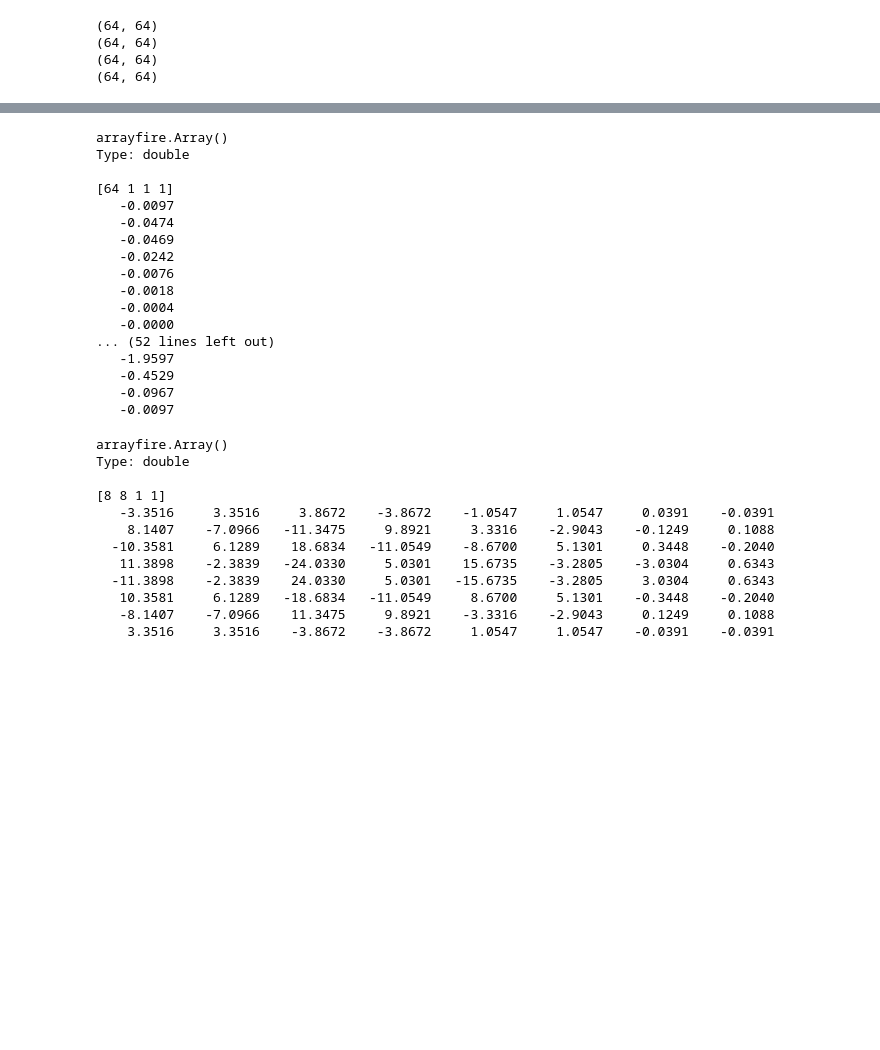
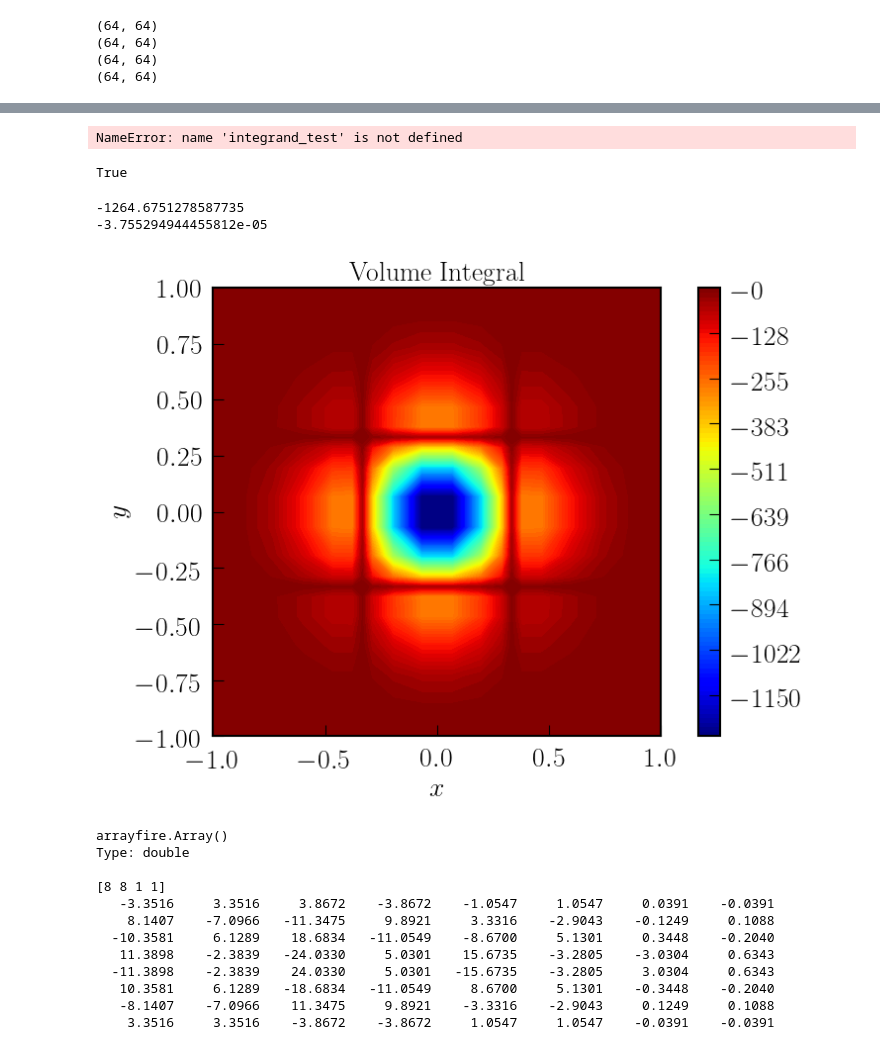
Before and after one commit to QuazarTech/DG_Maxwell, a Jupyter notebook: examples/volume_integral.ipynb, the cells around one changed output, grey strips where cells are left out. Drawn from its saved outputs; the diff is of its cells as text; code cells hidden in the pictures; blank space fills up the shorter version.

```diff
--- a/examples/volume_integral.ipynb
+++ b/examples/volume_integral.ipynb
@@ -195,9 +204,18 @@ print(af.tile(af.transpose(F_xi_LGL), d0 = N_LGL * N_LGL).shape)
 (64, 64)
 (64, 64)
 # %%
-integrand_00 = af.tile(af.transpose(g_ab[0][0]), d0 = N_LGL * N_LGL) * L_q_LGL * dLp_dxi_LGL * af.tile(af.transpose(F_xi_LGL), d0 = N_LGL * N_LGL)
-integrand_01 = af.tile(af.transpose(g_ab[0][1]), d0 = N_LGL * N_LGL) * L_p_LGL * dLq_deta_LGL * af.tile(af.transpose(F_eta_LGL), d0 = N_LGL * N_LGL)
-integrand_10 = af.tile(af.transpose(g_ab[1][0]), d0 = N_LGL * N_LGL) * L_q_LGL * dLp_dxi_LGL * af.tile(af.transpose(F_xi_LGL), d0 = N_LGL * N_LGL)
-integrand_11 = af.tile(af.transpose(g_ab[1][1]), d0 = N_LGL * N_LGL) * L_p_LGL * dLq_deta_LGL * af.tile(af.transpose(F_eta_LGL), d0 = N_LGL * N_LGL)
+integrals = []
+for idx in np.arange(len(u_init)):
+    F_xi_LGL  = F_xi(u_init[idx])
+    F_eta_LGL = F_eta(u_init[idx])
 
-integrand = integrand_00 + integrand_01 + integrand_10 + integrand_11
+    integrand_00 = af.tile(af.transpose(g_ab[0][0]), d0 = N_LGL * N_LGL) * L_q_LGL * dLp_dxi_LGL * af.tile(af.transpose(F_xi_LGL), d0 = N_LGL * N_LGL)
+    integrand_01 = af.tile(af.transpose(g_ab[0][1]), d0 = N_LGL * N_LGL) * L_p_LGL * dLq_deta_LGL * af.tile(af.transpose(F_eta_LGL), d0 = N_LGL * N_LGL)
+    integrand_10 = af.tile(af.transpose(g_ab[1][0]), d0 = N_LGL * N_LGL) * L_q_LGL * dLp_dxi_LGL * af.tile(af.transpose(F_xi_LGL), d0 = N_LGL * N_LGL)
+    integrand_11 = af.tile(af.transpose(g_ab[1][1]), d0 = N_LGL * N_LGL) * L_p_LGL * dLq_deta_LGL * af.tile(af.transpose(F_eta_LGL), d0 = N_LGL * N_LGL)
+
+    integrand = integrand_00 + integrand_01 + integrand_10 + integrand_11
+    integrand = af.reorder(integrand[0], d0 = 1, d1 = 2, d2 = 0)
+    integrals.append(integrand * utils.integrate_2d(L_p_array, L_q_array, order = 9))
+    integrals[-1] = af.moddims(integrals[-1], d0 = N_LGL, d1 = N_LGL)
+    print(idx)
@@ -208,0 +232,3 @@ integrand_test = af.reorder(integrand[0], d0 = 1, d1 = 2, d2 = 0)
+# %%
+for integral in integrals:
+    print(af.max(integral))
@@ -209,23 +245,39 @@ integrand_test = af.reorder(integrand[0], d0 = 1, d1 = 2, d2 = 0)
 # %%
-print(integrand_test * utils.integrate_2d(L_p_array, L_q_array, order = 9))
+term_00 = integrand_test * utils.integrate_2d(L_p_array, L_q_array, order = 9)
+term_00 = af.moddims(term_00, d0 = N_LGL, d1 = N_LGL)
 # %% [output]
-arrayfire.Array()
-Type: double
-
-[64 1 1 1]
-   -0.0097
-   -0.0474
-   -0.0469
-   -0.0242
-   -0.0076
-   -0.0018
-   -0.0004
-   -0.0000
-... (52 lines left out)
-   -1.9597
-   -0.4529
-   -0.0967
-   -0.0097
+NameError: name 'integrand_test' is not defined
+# %%
+0 > (-np.inf)
+# %% [output]
+True
+# %%
+max_integral = []
+min_integral = []
+for integral in integrals:
+    max_integral.append(af.max(integral))
+    min_integral.append(af.min(integral))
+
+print(min(min_integral))
+print(max(max_integral))
+color_levels = np.linspace(min(min_integral), max(max_integral), 100)
+# %% [output]
+-1264.6751278587735
+-3.755294944455812e-05
+# %%
+for idx in np.arange(len(integrals)):
+    plt.contourf(np.array(X[idx]), np.array(Y[idx]), np.array(integrals[idx]), 200, levels = color_levels, cmap = 'jet')
+
+plt.title(r'Volume Integral')
+plt.xlabel(r'$x$')
+plt.ylabel(r'$y$')
+plt.colorbar()
+plt.axes().set_aspect('equal')
+
+plt.savefig('volume_integral.png')
+plt.show()
+# %% [output]
+[figure, added]
 # %%
 af.tile(af.transpose(L_p))
 # %% [output]
```
Also changed, not shown: parts of 4 cells of this notebook.
